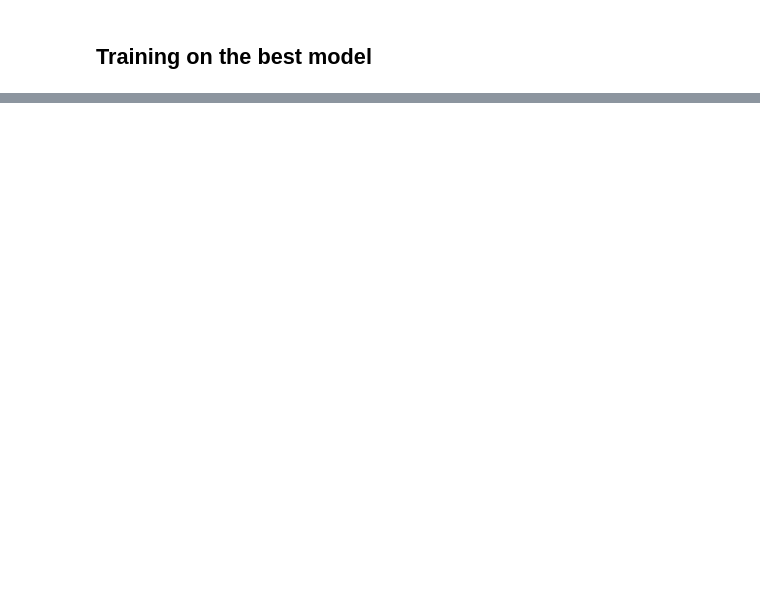
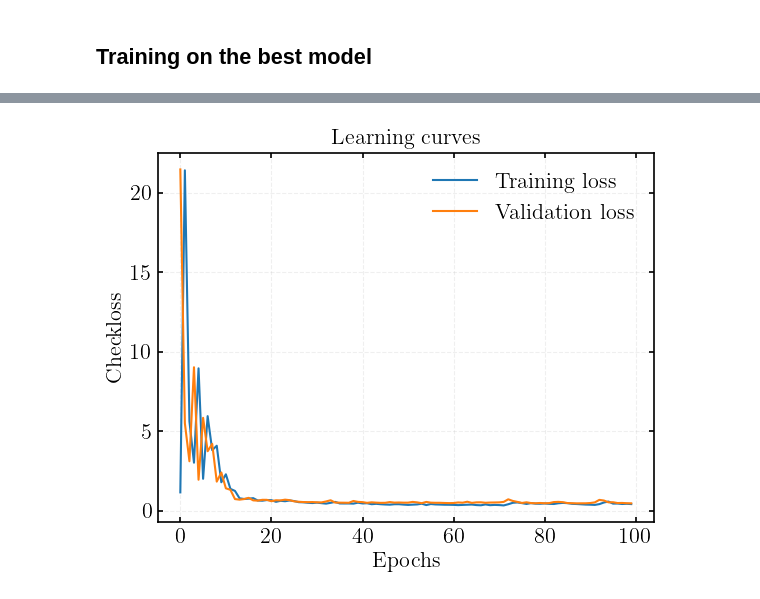
Before and after one commit to filippobezzi/Bayesian-Inference-in-High-Dimensional-Reservoir-Dynamics-for-Neural-Time-Series, a Jupyter notebook: quantile_regression.ipynb, the cells around one changed output, grey strips where cells are left out. Cells and saved outputs as stored; diff of their text form; code cells hidden in the pictures; blank space fills up the shorter version.

```diff
--- a/quantile_regression.ipynb
+++ b/quantile_regression.ipynb
@@ -587,0 +421,24 @@ Empirical coverage: 62.71% (Target: 95.00%)
+# %%
+print("Loading, filtering and scaling data for fMRI...")
+
+train_mat = sio.loadmat("100307.REST1.LR.SchaeferS.ptseries.mat")
+test_mat = sio.loadmat("100307.REST2.LR.SchaeferS.ptseries.mat")
+
+train_data = train_mat["tseries"].T
+test_data = test_mat["tseries"].T
+
+scaler_train = StandardScaler()
+scaler_test = StandardScaler()
+train_scaled = scaler_train.fit_transform(train_data)
+test_scaled = scaler_test.fit_transform(test_data)
+
+target_reg = 0
+
+X_train = train_scaled[:-1, :]
+Y_train = train_scaled[1:, target_reg].reshape(-1, 1)
+
+X_test = test_scaled[:-1, :]
+Y_test = test_scaled[1:, target_reg].reshape(-1, 1)
+
+print(f"Shape X_train: {X_train.shape}, Shape Y_train: {Y_train.shape}")
+print(f"Shape X_test:  {X_test.shape}, Shape Y_test:  {Y_test.shape}")
@@ -587,0 +555,15 @@ Empirical coverage: 62.71% (Target: 95.00%)
+# %%
+# Plot of losses curves
+plt.figure()
+plt.plot(best_train_losses, label="Training loss")
+plt.plot(best_val_losses, label="Validation loss")
+
+plt.xlabel("Epochs")
+plt.ylabel("Checkloss")
+plt.title("Learning curves")
+
+plt.legend(frameon=False)
+plt.grid(True, linestyle="dashed", alpha=0.2)
+plt.show()
+# %% [output]
+[figure, added]
```
Also changed, not shown: parts of 35 cells of this notebook, 1 other file.
